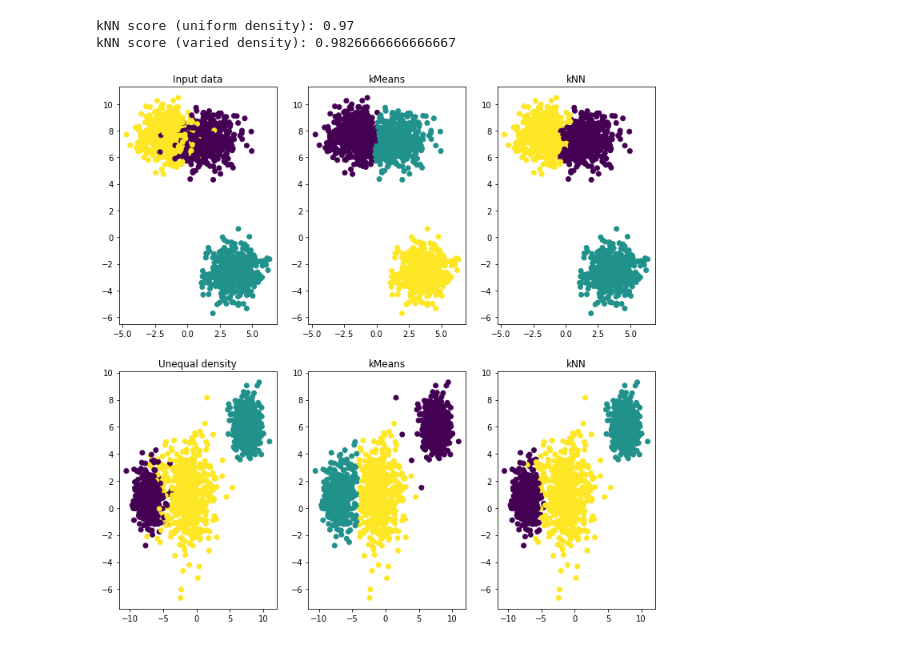
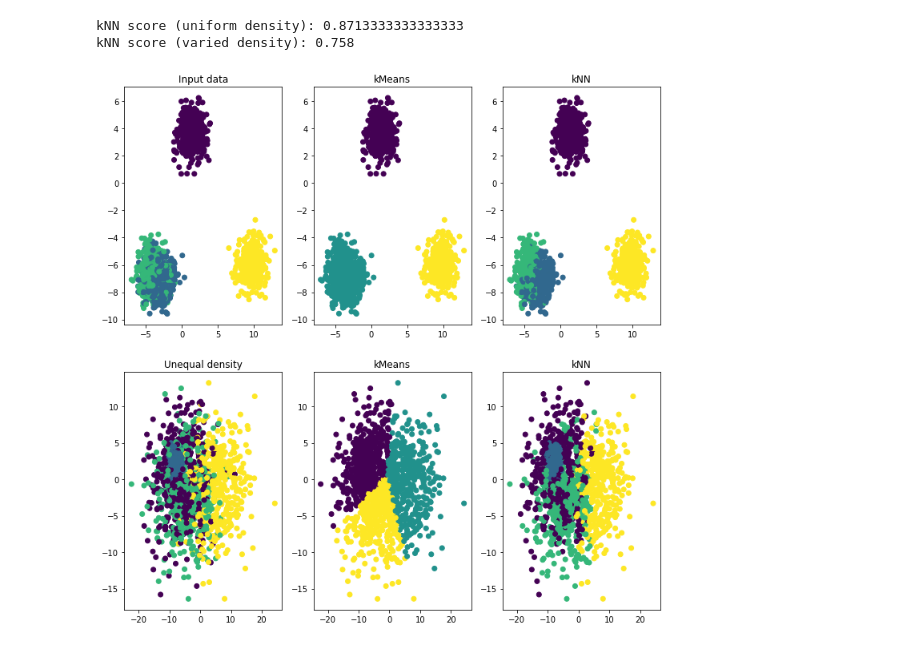
Before and after one commit to wilkens-teaching/info3350-f20, a Jupyter notebook: lectures/lec-10-05-classification.ipynb, the cells around one changed output. Saved outputs shown, nothing was run; the diff lists cells and outputs as text; code cells hidden in the pictures.

```diff
--- a/lectures/lec-10-05-classification.ipynb
+++ b/lectures/lec-10-05-classification.ipynb
@@ -53,7 +53,7 @@ from sklearn.datasets import make_blobs
 plt.figure(figsize=(12, 12))
 
 n_samples = 1500
-n_blobs=3
+n_blobs=4
 X, y = make_blobs(n_samples=n_samples, centers=n_blobs)
 
 # Input data
@@ -75,36 +75,36 @@ y_pred = KNeighborsClassifier(n_neighbors=5).fit(X, y).predict(X)
 print("kNN score (uniform density):", KNeighborsClassifier(n_neighbors=5).fit(X, y).score(X,y))
 
 plt.subplot(233)
 plt.scatter(X[:, 0], X[:, 1], c=y_pred)
 plt.title("kNN")
 
 # Different variance
 X_varied, y_varied = make_blobs(n_samples=n_samples, centers=n_blobs,
                                 cluster_std=np.random.choice([1.0, 5.0, 2.0], size=n_blobs, replace=True))
 
 plt.subplot(234)
 plt.scatter(X_varied[:, 0], X_varied[:, 1], c=y_varied)
 plt.title("Unequal density")
 
 y_pred = KMeans(n_clusters=3).fit_predict(X_varied)
 
 plt.subplot(235)
 plt.scatter(X_varied[:, 0], X_varied[:, 1], c=y_pred)
 plt.title("kMeans")
 
 y_pred = KNeighborsClassifier(n_neighbors=5).fit(X_varied, y_varied).predict(X_varied)
 print("kNN score (varied density):", KNeighborsClassifier(n_neighbors=5).fit(X_varied, y_varied).score(X_varied, y_varied))
 
 plt.subplot(236)
 plt.scatter(X_varied[:, 0], X_varied[:, 1], c=y_pred)
 plt.title("kNN")
 
 
 plt.show()
 # %% [output]
-kNN score (uniform density): 0.97
-kNN score (varied density): 0.9826666666666667
+kNN score (uniform density): 0.8713333333333333
+kNN score (varied density): 0.758
-[figure, old version]
+[figure, new version]
 # %% [markdown]
 **NB.** The classifier performance above is artificially good, because we've trained on the full data set, then tested over the same data set. This isn't how you'd evaluate real-world performance! Cf. test-train split (or dev-test-train split) and cross validation (repeated, different splits).
 
```
Also changed, not shown: 1 other file.
